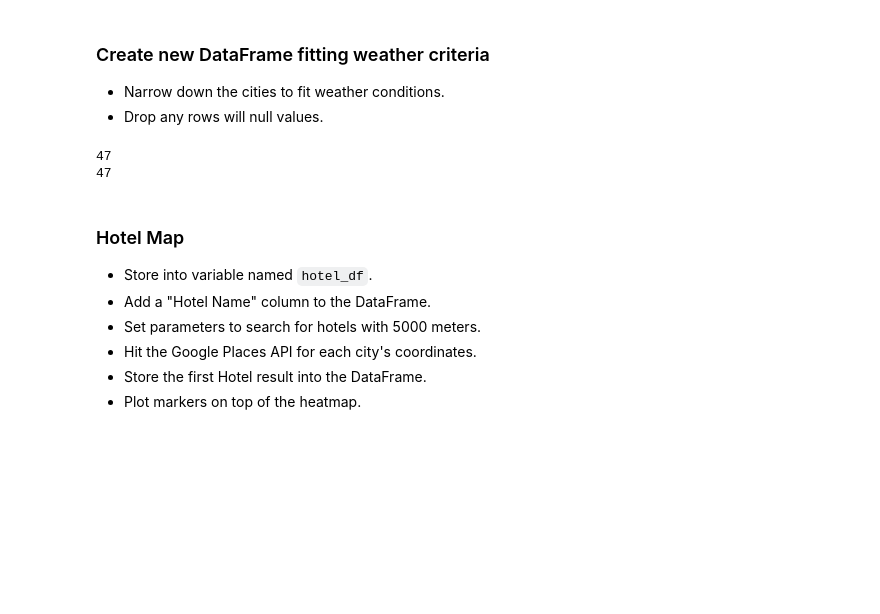
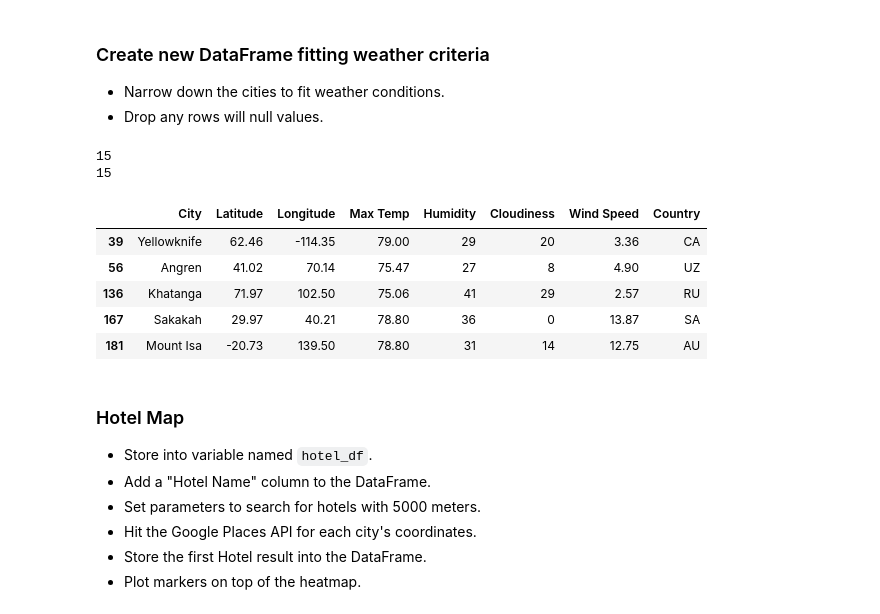
Before and after one commit to dpage02/python-api-challenge, a Jupyter notebook: VacationPy/VacationPy.ipynb, the cells around one changed output. Cells and saved outputs as stored; diff of their text form; code cells hidden in the pictures; blank space fills up the shorter version.

```diff
--- a/VacationPy/VacationPy.ipynb
+++ b/VacationPy/VacationPy.ipynb
@@ -52,17 +52,23 @@ fig
 * Narrow down the cities to fit weather conditions.
 * Drop any rows will null values.
 # %%
-perfect_place = weather_df.loc[(weather_df['Max Temp'] < 90) &
+perfect_place = weather_df.loc[(weather_df['Max Temp'] < 80) &
                               (weather_df['Max Temp'] > 70) &
-                              (weather_df['Humidity'] < 60)]
+                              (weather_df['Humidity'] < 50) &
+                              (weather_df['Cloudiness']<40)]
 print(len(perfect_place))
 perfect_place.dropna()
 print(len(perfect_place))
 perfect_place.head()
-hotel_df = perfect_place
 # %% [output]
-47
-47
+15
+15
+|  | City | Latitude | Longitude | Max Temp | Humidity | Cloudiness | Wind Speed | Country |
+| 39 | Yellowknife | 62.46 | -114.35 | 79.00 | 29 | 20 | 3.36 | CA |
+| 56 | Angren | 41.02 | 70.14 | 75.47 | 27 | 8 | 4.90 | UZ |
+| 136 | Khatanga | 71.97 | 102.50 | 75.06 | 41 | 29 | 2.57 | RU |
+| 167 | Sakakah | 29.97 | 40.21 | 78.80 | 36 | 0 | 13.87 | SA |
+| 181 | Mount Isa | -20.73 | 139.50 | 78.80 | 31 | 14 | 12.75 | AU |
 # %% [markdown]
 ### Hotel Map
 * Store into variable named `hotel_df`.
```
Also changed, not shown: parts of 6 cells of this notebook, 2 other files.
